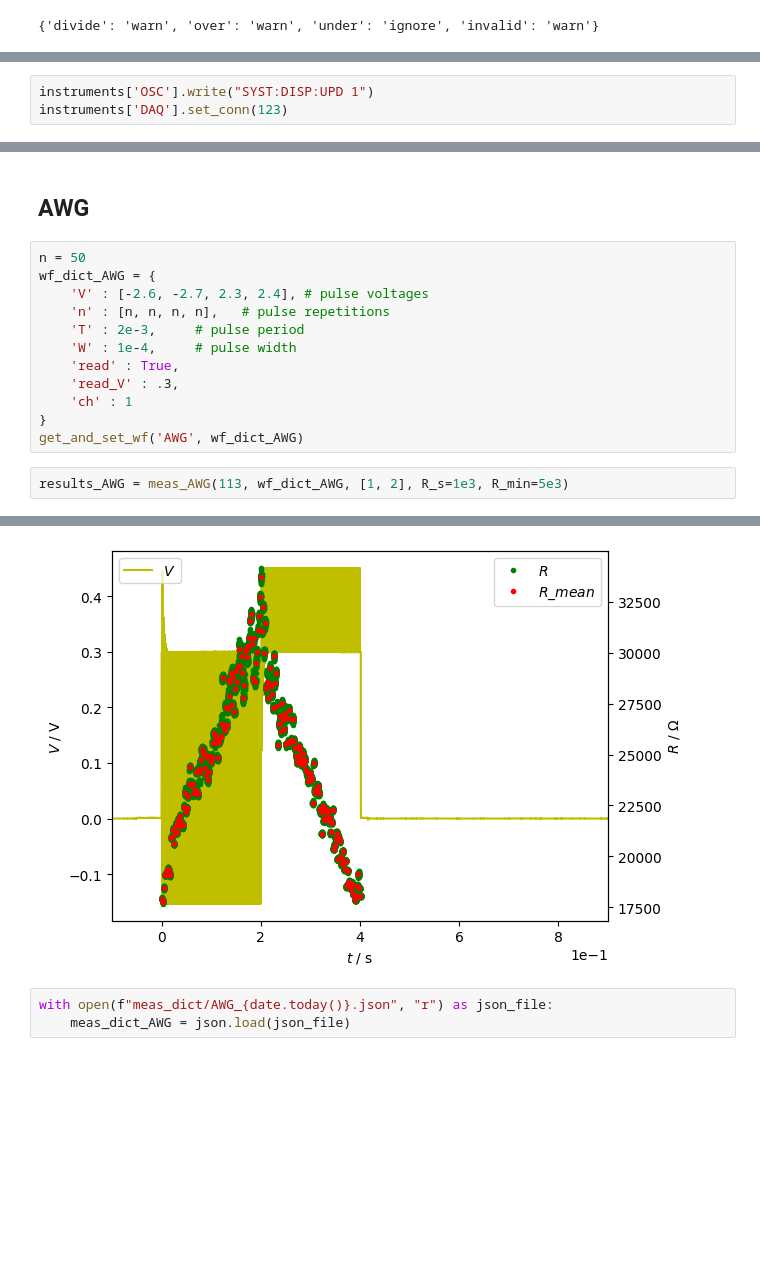
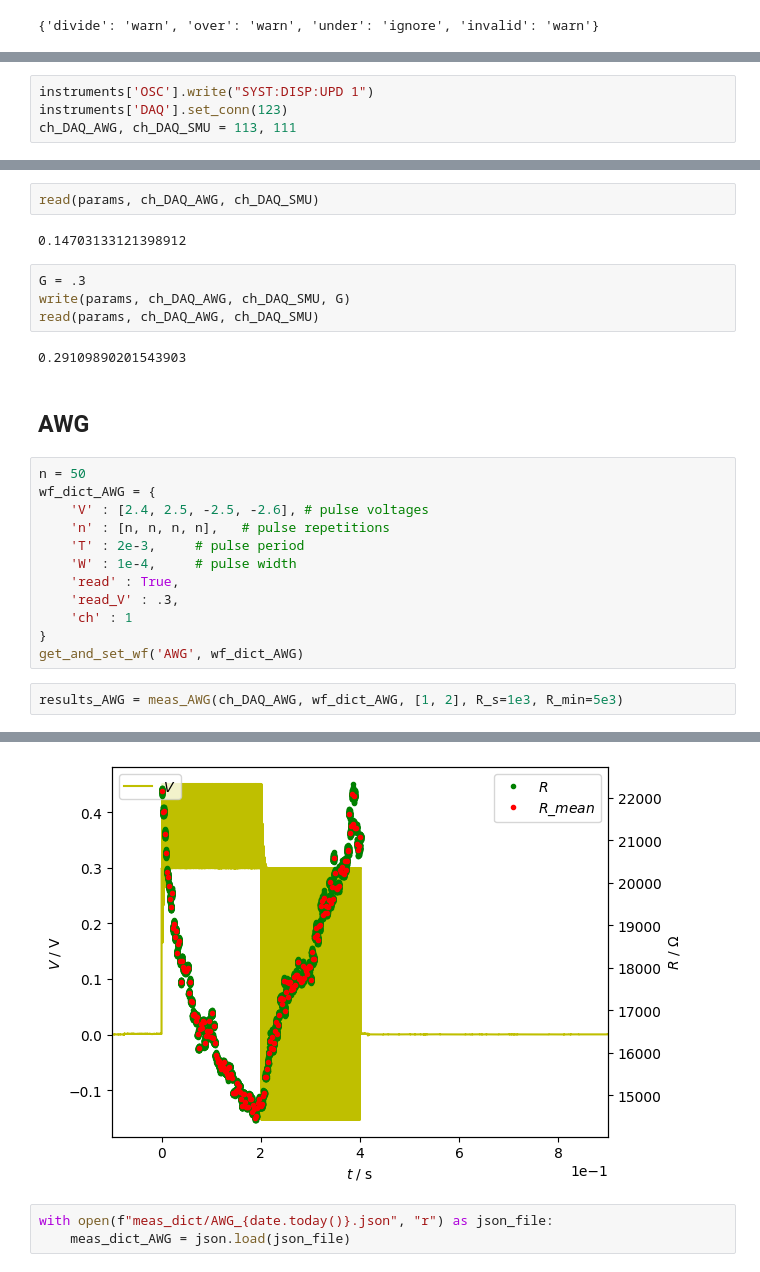
Before and after one commit to raxov99/iis_optolab, a Jupyter notebook: in_lab.ipynb, the cells around one changed output, grey strips where cells are left out. Drawn from its saved outputs; the diff is of its cells as text; blank space fills up the shorter version.

```diff
--- a/in_lab.ipynb
+++ b/in_lab.ipynb
@@ -11,3 +10,4 @@ connect(instruments)
 # %%
 instruments['OSC'].write("SYST:DISP:UPD 1")
 instruments['DAQ'].set_conn(123)
+ch_DAQ_AWG, ch_DAQ_SMU = 113, 111
@@ -47,9 +22,19 @@ P_reset, P_set = get_f(P, R, N)
+# %%
+read(params, ch_DAQ_AWG, ch_DAQ_SMU)
+# %% [output]
+0.14703133121398912
+# %%
+G = .3
+write(params, ch_DAQ_AWG, ch_DAQ_SMU, G)
+read(params, ch_DAQ_AWG, ch_DAQ_SMU)
+# %% [output]
+0.29109890201543903
 # %% [markdown]
 ## AWG
 # %%
 n = 50
 wf_dict_AWG = {
-    'V' : [-2.6, -2.7, 2.3, 2.4], # pulse voltages
+    'V' : [2.4, 2.5, -2.5, -2.6], # pulse voltages
     'n' : [n, n, n, n],   # pulse repetitions
     'T' : 2e-3,     # pulse period
     'W' : 1e-4,     # pulse width
@@ -59,5 +44,5 @@ wf_dict_AWG = {
 }
 get_and_set_wf('AWG', wf_dict_AWG)
 # %%
-results_AWG = meas_AWG(113, wf_dict_AWG, [1, 2], R_s=1e3, R_min=5e3)
+results_AWG = meas_AWG(ch_DAQ_AWG, wf_dict_AWG, [1, 2], R_s=1e3, R_min=5e3)
 # %% [output]
@@ -65,4 +50,4 @@ results_AWG = meas_AWG(113, wf_dict_AWG, [1, 2], R_s=1e3, R_min=5e3)
-[figure, old version]
+[figure, new version]
 # %%
 with open(f"meas_dict/AWG_{date.today()}.json", "r") as json_file:
     meas_dict_AWG = json.load(json_file)
```
Also changed, not shown: parts of 9 cells of this notebook, 1 other file.
